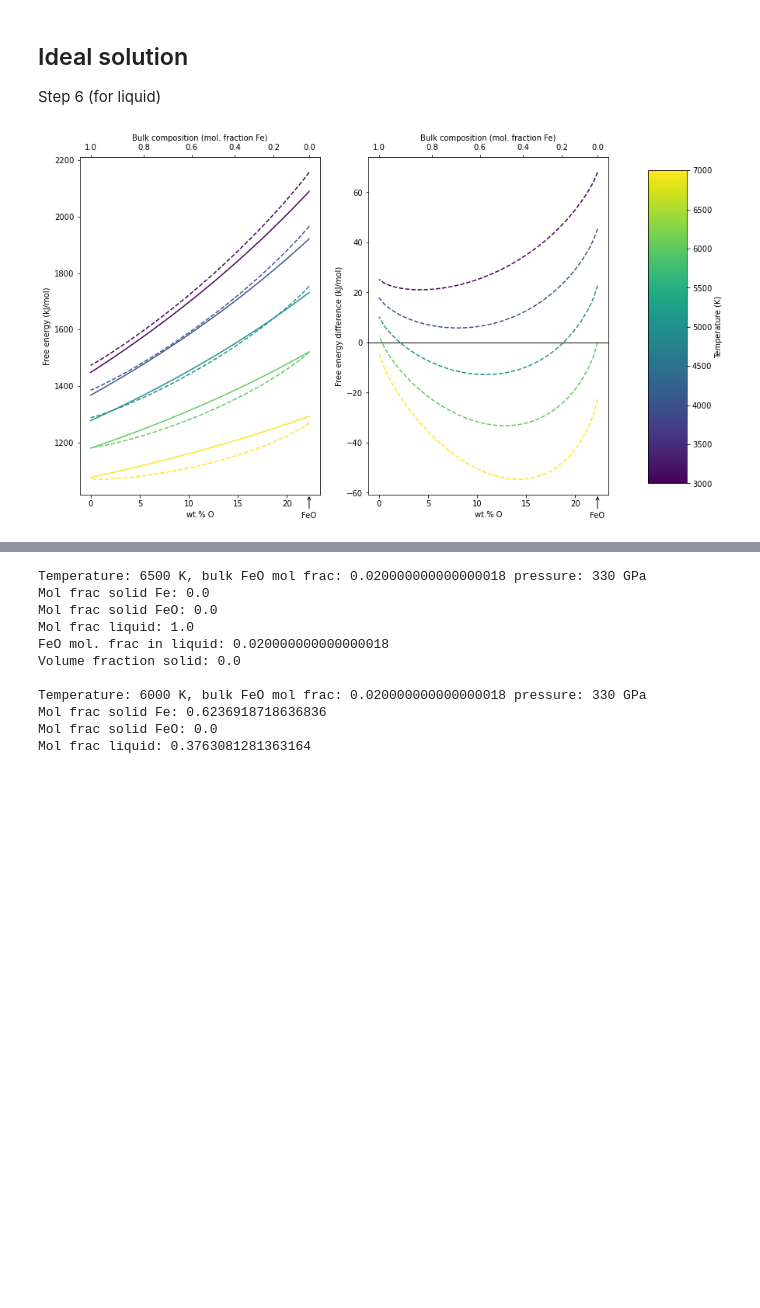
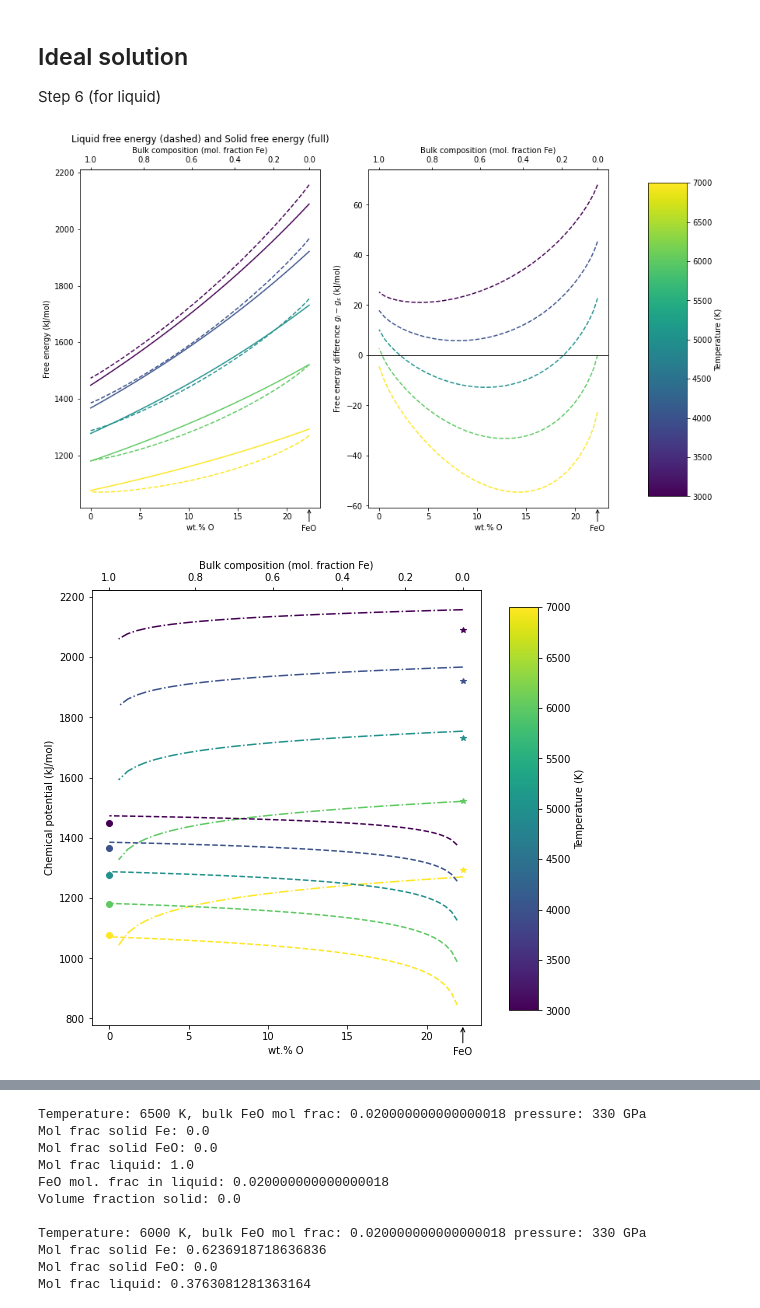
Before and after one commit to andreww/slurry, a Jupyter notebook: thermodynamic_model.ipynb, the cells around one changed output, grey strips where cells are left out. Drawn from its saved outputs; the diff is of its cells as text; code cells hidden in the pictures; blank space fills up the shorter version.

```diff
--- a/thermodynamic_model.ipynb
+++ b/thermodynamic_model.ipynb
@@ -154,4 +127,26 @@ for t in ts:
 # %%
+p = 330.0
+x_l = np.linspace(0.0, 1.0)
+ts = [7000.0, 6000.0, 5000.0, 4000.0, 3000.0]
+g_l = []
+g_feo = []
+g_fe = []
+g_solid_mixture = []
+mu_fe_l = []
+mu_feo_l = []
+for t in ts:
+    g_l.append(feot.liquid_free_energies(x_l, p, t))
+    g_mixture_t, g_fe_t, g_feo_t = feot.solid_free_energies(x_l, p, t)
+    g_feo.append(g_feo_t)
+    g_fe.append(g_fe_t)
+    g_solid_mixture.append(g_mixture_t)
+    mu_fe_l.append(feot.fe_liquid_chemical_potential(x_l[1:], p, t))
+    mu_feo_l.append(feot.feo_liquid_chemical_potential(x_l[:-1], p, t))
+
+# mu's already calculated in liquid_free_energy; last 2 calls for plotting only
+
+########################################################################################
+
 fig, axs = plt.subplots(figsize=(14,8), ncols=2)
 cmap=matplotlib.cm.ScalarMappable(cmap='viridis')
 cmap.set_clim(vmin=min(ts), vmax=max(ts))
@@ -163,34 +158,67 @@ for ii, t in enumerate(ts):
     axs[1].plot(feot.mass_percent_o(x_l), (g_l[ii] - g_solid_mixture[ii])/1000, '--', color=cmap.to_rgba(t))
     axs[1].axhline(color='k', lw=1)
 
-
+axs[0].set_title("Liquid free energy (dashed) and Solid free energy (full)")
 axs[0].set_xlabel('wt.% O')
 axs[0].set_ylabel('Free energy (kJ/mol)')
 
 secax = axs[0].secondary_xaxis('top', functions=(feot.mol_frac_fe, feot.mass_percent_o))
 secax.set_xlabel('Bulk composition (mol. fraction Fe)')
 
 axs[0].annotate('FeO', xy=(feot.mass_percent_o(0), 0.0), xytext=(0.0, -30.0),
             xycoords=axs[0].get_xaxis_transform(),
             color='k', ha='center', textcoords='offset points',
             arrowprops=dict(arrowstyle='->', connectionstyle="arc3", color='k'))
 
 axs[1].set_xlabel('wt.% O')
-axs[1].set_ylabel('Free energy difference (kJ/mol)')
+axs[1].set_ylabel('Free energy difference $g_l-g_s$ (kJ/mol)')
 
 
 secax = axs[1].secondary_xaxis('top', functions=(feot.mol_frac_fe, feot.mass_percent_o))
 secax.set_xlabel('Bulk composition (mol. fraction Fe)')
 
 axs[1].annotate('FeO', xy=(feot.mass_percent_o(0), 0.0), xytext=(0.0, -30.0),
             xycoords=axs[1].get_xaxis_transform(),
             color='k', ha='center', textcoords='offset points',
             arrowprops=dict(arrowstyle='->', connectionstyle="arc3", color='k'))
 
 fig.subplots_adjust(right=0.8)
 cbar_ax = fig.add_axes([0.85, 0.15, 0.05, 0.7])
 cbar = fig.colorbar(cmap, cax=cbar_ax)
 cbar.set_label('Temperature (K)')
 plt.show()
+
+
+########################################################################################
+
+
+fig, ax = plt.subplots(figsize=(8,8))
+cmap=matplotlib.cm.ScalarMappable(cmap='viridis')
+cmap.set_clim(vmin=min(ts), vmax=max(ts))
+
+for ii, t in enumerate(ts):
+    ax.plot(feot.mass_percent_o(x_l[1:]), mu_fe_l[ii]/1000, '--', color=cmap.to_rgba(t))
+    ax.plot(feot.mass_percent_o(1.0), g_fe[ii]/1000, 'o', color=cmap.to_rgba(t))
+    ax.plot(feot.mass_percent_o(x_l[:-1]), mu_feo_l[ii]/1000, '-.', color=cmap.to_rgba(t))
+    ax.plot(feot.mass_percent_o(0.0), g_feo[ii]/1000, '*', color=cmap.to_rgba(t))
+
+ax.set_xlabel('wt.% O')
+ax.set_ylabel('Chemical potential (kJ/mol)')
+
+fig.subplots_adjust(right=0.8)
+cbar_ax = fig.add_axes([0.85, 0.15, 0.05, 0.7])
+cbar = fig.colorbar(cmap, cax=cbar_ax)
+cbar.set_label('Temperature (K)')
+
+secax = ax.secondary_xaxis('top', functions=(feot.mol_frac_fe, feot.mass_percent_o))
+secax.set_xlabel('Bulk composition (mol. fraction Fe)')
+
+ax.annotate('FeO', xy=(feot.mass_percent_o(0), 0.0), xytext=(0.0, -30.0),
+            xycoords=ax.get_xaxis_transform(),
+            color='k', ha='center', textcoords='offset points',
+            arrowprops=dict(arrowstyle='->', connectionstyle="arc3", color='k'))
+
+plt.show()
 # %% [output]
-[figure, old version]
+[figure, new version]
+[figure, added]
```
Also changed, not shown: parts of 14 cells of this notebook, 3 other files.
